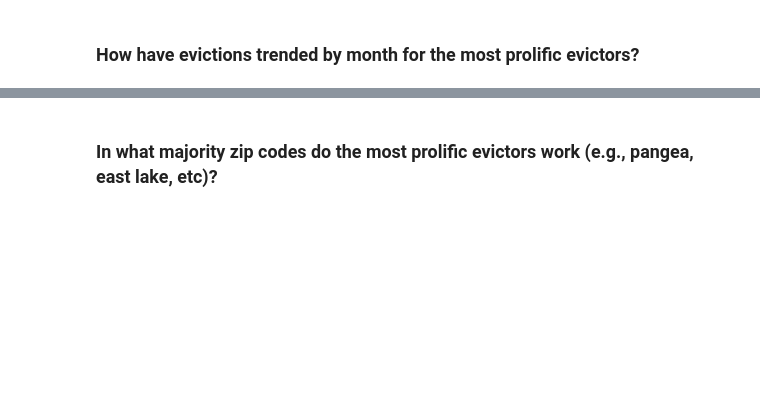
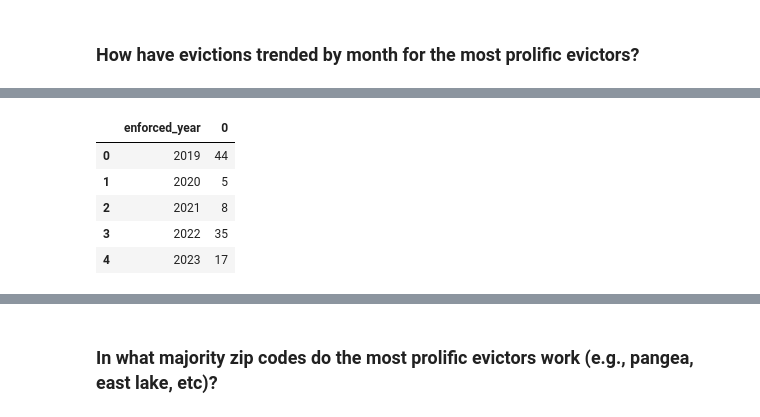
Before and after one commit to amyq96/stories, a Jupyter notebook: evictions/evictions-analysis-2.ipynb, the cells around one changed output, grey strips where cells are left out. Cells and saved outputs as stored; diff of their text form; code cells hidden in the pictures; blank space fills up the shorter version.

```diff
--- a/evictions/evictions-analysis-2.ipynb
+++ b/evictions/evictions-analysis-2.ipynb
@@ -1262,0 +1360,9 @@ df[(df['enforced_month_year'] == '08/2021') & (df['prolific_plaintiffs'] == 'Pan
+# %%
+df[df['prolific_plaintiffs'] == 'FirstKey Homes'].groupby('enforced_year').size().reset_index()
+# %% [output]
+|  | enforced_year | 0 |
+| 0 | 2019 | 44 |
+| 1 | 2020 | 5 |
+| 2 | 2021 | 8 |
+| 3 | 2022 | 35 |
+| 4 | 2023 | 17 |
```
Also changed, not shown: parts of 31 cells of this notebook, 1 other file.
